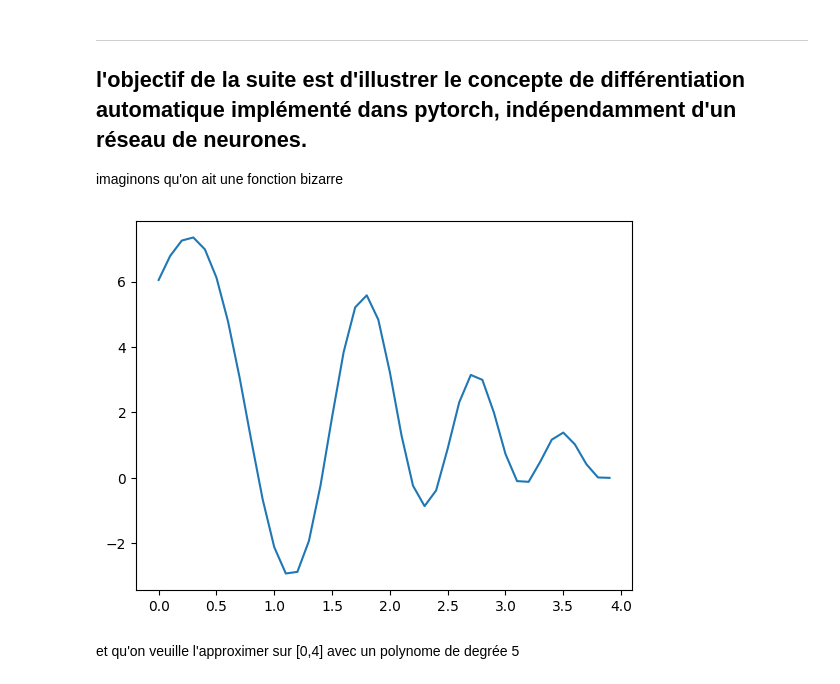
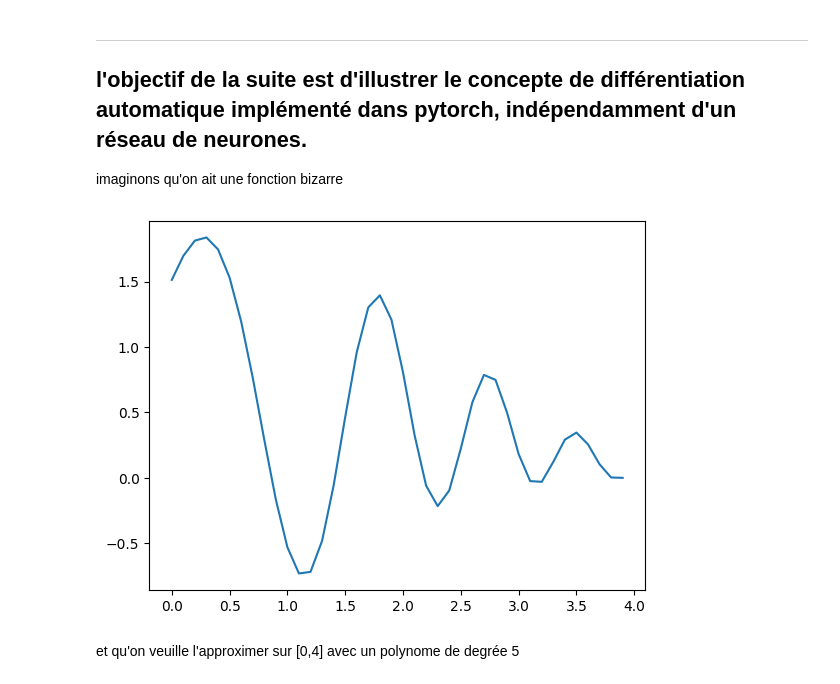
Before and after one commit to achanhon/coursdeeplearningcolab, a Jupyter notebook: illustration_cours_ensta.ipynb, the cells around one changed output. Drawn from its saved outputs; the diff is of its cells as text; code cells hidden in the pictures.

```diff
--- a/illustration_cours_ensta.ipynb
+++ b/illustration_cours_ensta.ipynb
@@ -54,15 +54,15 @@ imaginons qu'on ait une fonction bizarre
 # %%
 import torch
 import matplotlib.pyplot as plt
 
 def f(x):
-  return (1+ torch.sin(x)) * (1 + torch.sin((x+1)*(x+1)) * (1+5*torch.exp(-x)))
+  return (1+ torch.sin(x)) * (1 + torch.sin((x+1)*(x+1)) * (1+5*torch.exp(-x)))/4
 
 with torch.no_grad():
   x = torch.Tensor([0.1*i for i in range(40)])
   plt.plot(x.numpy(), f(x).numpy())
 # %% [output]
-[figure, old version]
+[figure, new version]
 # %% [markdown]
 et qu'on veuille l'approximer sur [0,4] avec un polynome de degrée 5
 # %%
```
Also changed, not shown: parts of 3 cells of this notebook.
